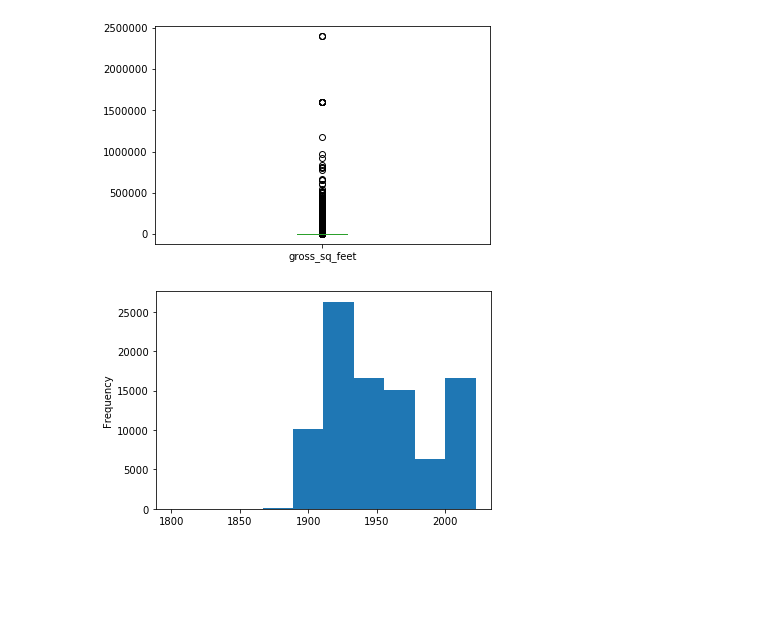
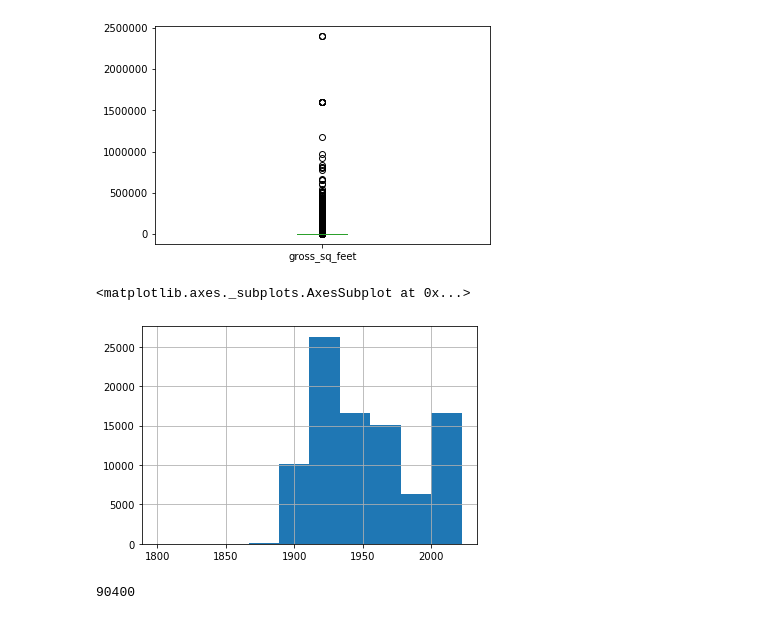
Before and after one commit to arjunrajkumar-ds/ADS_Project_1, a Jupyter notebook: code/preprocessing.ipynb, the cells around one changed output. Saved outputs shown, nothing was run; the diff lists cells and outputs as text; code cells hidden in the pictures; blank space fills up the shorter version.

```diff
--- a/code/preprocessing.ipynb
+++ b/code/preprocessing.ipynb
@@ -144,6 +140,6 @@ The following attributes will be dropped because again, they are unrelevant and
 # %%
 property_df_drop_columns = ['TAX CLASS AT PRESENT', 'BLOCK', 'LOT', 'EASEMENT', 'BUILDING CLASS AT PRESENT', 'APARTMENT NUMBER',\
                         'ZIP CODE', 'TOTAL UNITS', 'LAND SQUARE FEET', 'TAX CLASS AT TIME OF SALE', \
-                         'BUILDING CLASS AT TIME OF SALE', 'SALE DATE']
+                         'BUILDING CLASS AT TIME OF SALE', 'SALE DATE', 'ADDRESS']
 
 property_df.drop(columns = property_df_drop_columns, inplace = True)
@@ -166,6 +167,6 @@ yellow = yellow.withColumnRenamed(
 # %%
 property_df.rename(columns={'BOROUGH':'borough', 'NEIGHBORHOOD':'neighbourhood', 'BUILDING CLASS CATEGORY':'building_class', \
-                         'ADDRESS':'address', 'RESIDENTIAL UNITS':'resi_units', 'COMMERCIAL UNITS':'comm_units', \
-                         'GROSS SQUARE FEET':'gross_sq_feet', 'YEAR BUILT':'year_built', 'SALE PRICE':'sale_price'}, \
-                inplace=True)
+                            'RESIDENTIAL UNITS':'resi_units', 'COMMERCIAL UNITS':'comm_units', \
+                            'GROSS SQUARE FEET':'gross_sq_feet', 'YEAR BUILT':'year_built', 'SALE PRICE':'sale_price'}, \
+                   inplace=True)
 # %% [markdown]
@@ -235,5 +236,6 @@ fig1 = property_df['gross_sq_feet'].plot.box()
 # %%
-fig2 = property_df['year_built'].plot.hist()
+property_df['year_built'].hist()
 # %% [output]
+<matplotlib.axes._subplots.AxesSubplot at 0x...>
-[figure, old version]
+[figure, new version]
 # %%
@@ -245,0 +263,20 @@ property_df['year_built'] = property_df['year_built'].fillna(value = year_mean)
+# %%
+# property_sdf = property_sdf.select('*').where(property_sdf['gross_sq_feet'] > feet_lower)
+# property_sdf = property_sdf.select('*').where(property_sdf['gross_sq_feet'] < feet_upper)
+
+# Un-comment code above the line and comment out code below the line to see how many rows were removed when removing outliers
+# for gross_sq_feet
+# print(property_sdf.count())
+
+
+'---------------------------------------------------------------------------------------------------------------------'
+
+property_sdf = property_sdf.select('*').where(property_sdf['sale_price'] > sale_lower)
+property_sdf = property_sdf.select('*').where(property_sdf['sale_price'] < sale_upper)
+
+property_sdf.count()
+
+# Lost too many rows when removing 'outliers' in square footage. About 50% of rows were filtered out.
+# Assumption will be that the values here just have very high variance, and what look like outliers should be considered valid data points
+# %% [output]
+90400
```
Also changed, not shown: parts of 91 cells of this notebook, 2 other files.
